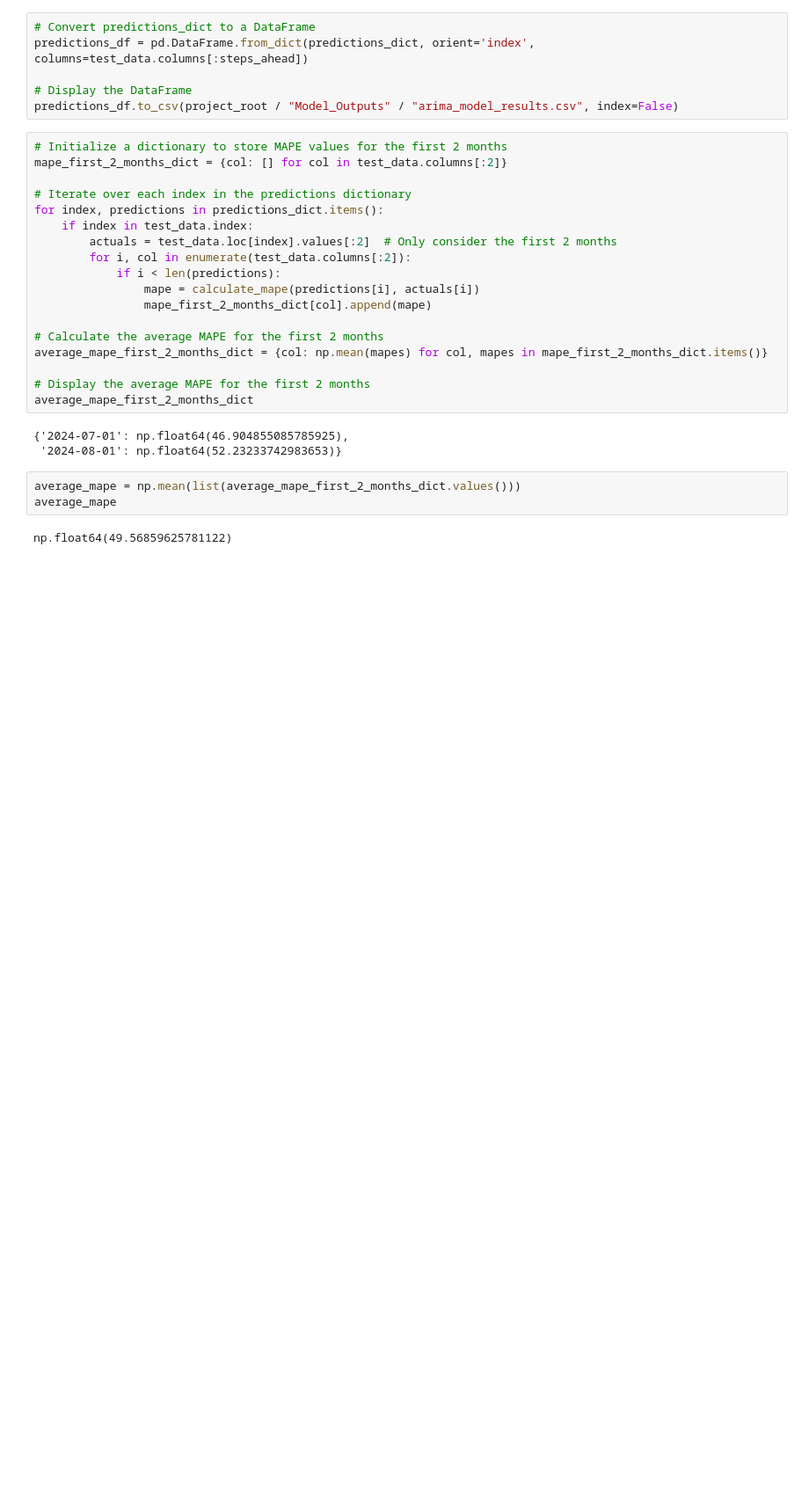
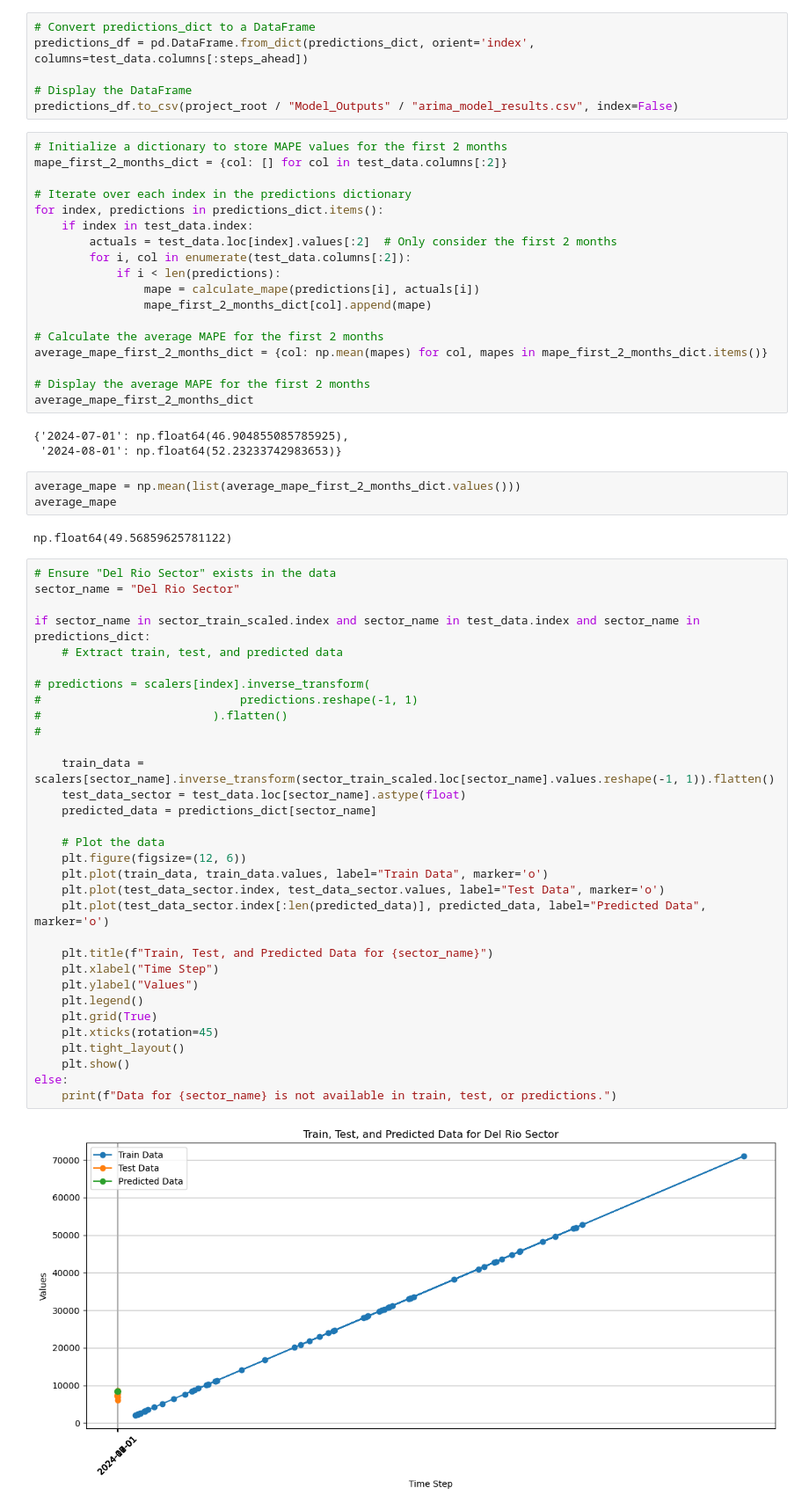
Before and after one commit to alanklin/AA-Capstone, a Jupyter notebook: Code/Notebooks/week8_arima.ipynb, the cells around one changed output. Shown at 88% size. Drawn from its saved outputs; the diff is of its cells as text; blank space fills up the shorter version.

```diff
--- a/Code/Notebooks/week8_arima.ipynb
+++ b/Code/Notebooks/week8_arima.ipynb
@@ -192,3 +192,37 @@ average_mape = np.mean(list(average_mape_first_2_months_dict.values()))
 average_mape
 # %% [output]
 np.float64(49.56859625781122)
+# %%
+# Ensure "Del Rio Sector" exists in the data
+sector_name = "Del Rio Sector"
+
+if sector_name in sector_train_scaled.index and sector_name in test_data.index and sector_name in predictions_dict:
+    # Extract train, test, and predicted data
+
+# predictions = scalers[index].inverse_transform(
+#                             predictions.reshape(-1, 1)
+#                         ).flatten()
+#
+
+    train_data = scalers[sector_name].inverse_transform(sector_train_scaled.loc[sector_name].values.reshape(-1, 1)).flatten()
+    test_data_sector = test_data.loc[sector_name].astype(float)
+    predicted_data = predictions_dict[sector_name]
+
+    # Plot the data
+    plt.figure(figsize=(12, 6))
+    plt.plot(train_data, train_data.values, label="Train Data", marker='o')
+    plt.plot(test_data_sector.index, test_data_sector.values, label="Test Data", marker='o')
+    plt.plot(test_data_sector.index[:len(predicted_data)], predicted_data, label="Predicted Data", marker='o')
+
+    plt.title(f"Train, Test, and Predicted Data for {sector_name}")
+    plt.xlabel("Time Step")
+    plt.ylabel("Values")
+    plt.legend()
+    plt.grid(True)
+    plt.xticks(rotation=45)
+    plt.tight_layout()
+    plt.show()
+else:
+    print(f"Data for {sector_name} is not available in train, test, or predictions.")
+# %% [output]
+[figure, added]
```
Also changed, not shown: 4 other files.
